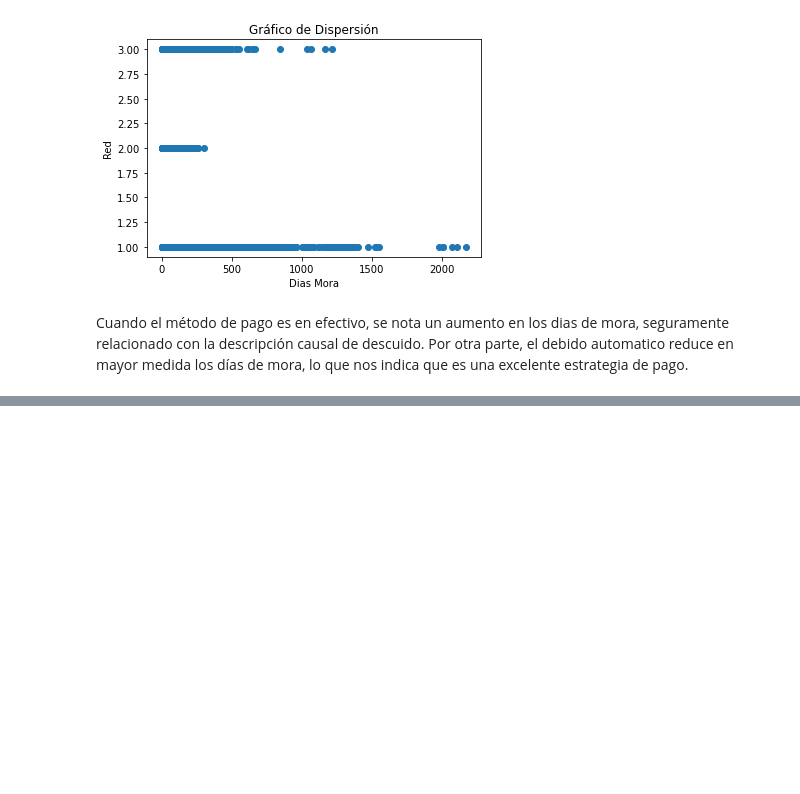
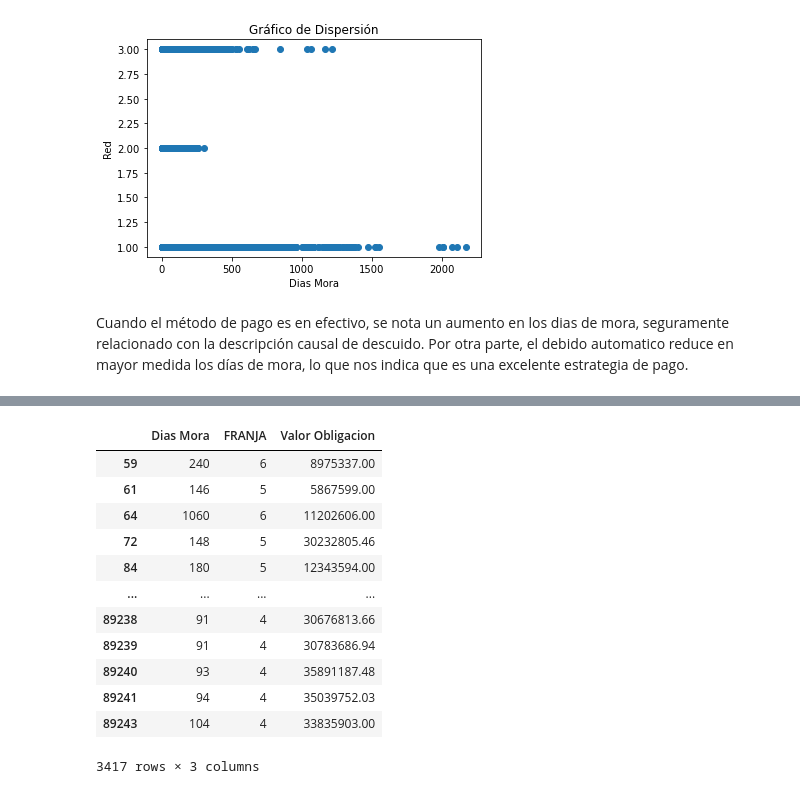
Before and after one commit to lucianarpo14/proyectoEAFIT, a Jupyter notebook: Proyecto1.ipynb, the cells around one changed output, grey strips where cells are left out. Drawn from its saved outputs; the diff is of its cells as text; code cells hidden in the pictures; blank space fills up the shorter version.

```diff
--- a/Proyecto1.ipynb
+++ b/Proyecto1.ipynb
@@ -691,0 +766,2 @@ Cuando el método de pago es en efectivo, se nota un aumento en los dias de mora
+# %%
+cliente_alto_riesgo = x.loc[(x >90) & (x['Valor Obligacion'] >5812533)]
@@ -691,0 +780,16 @@ Cuando el método de pago es en efectivo, se nota un aumento en los dias de mora
+# %%
+cliente_alto_riesgo
+# %% [output]
+|  | Dias Mora | FRANJA | Valor Obligacion |
+| 59 | 240 | 6 | 8975337.00 |
+| 61 | 146 | 5 | 5867599.00 |
+| 64 | 1060 | 6 | 11202606.00 |
+| 72 | 148 | 5 | 30232805.46 |
+| 84 | 180 | 5 | 12343594.00 |
+| ... | ... | ... | ... |
+| 89238 | 91 | 4 | 30676813.66 |
+| 89239 | 91 | 4 | 30783686.94 |
+| 89240 | 93 | 4 | 35891187.48 |
+| 89241 | 94 | 4 | 35039752.03 |
+| 89243 | 104 | 4 | 33835903.00 |
+3417 rows × 3 columns
```
Also changed, not shown: parts of 20 cells of this notebook.
